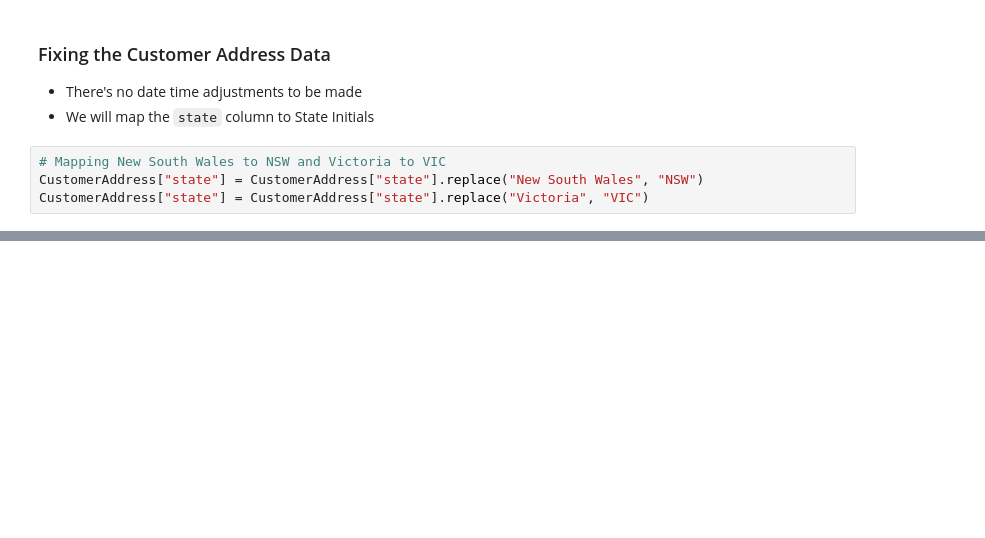
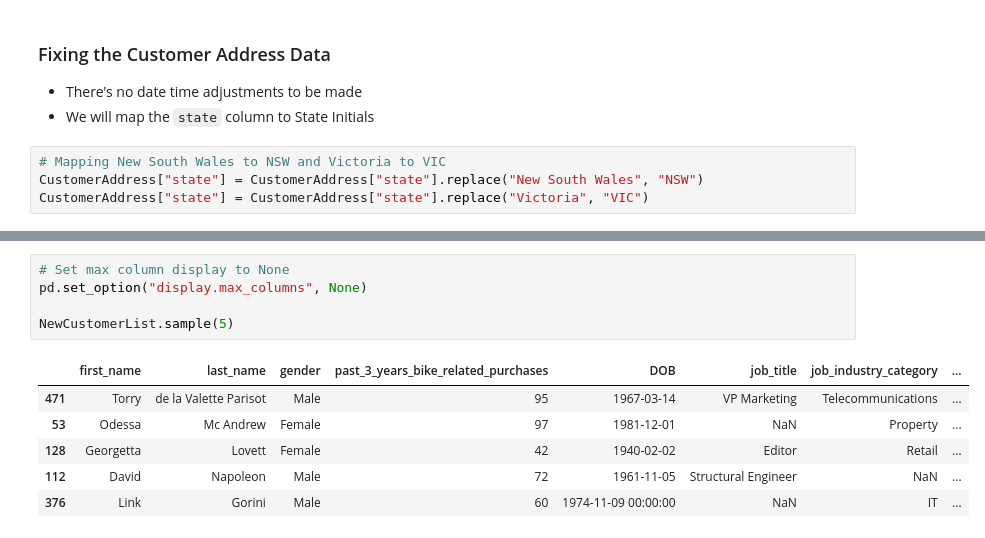
Before and after one commit to notcostheta/internship-speedrun, a Jupyter notebook: kpmg/task-master.ipynb, the cells around one changed output, grey strips where cells are left out. Drawn from its saved outputs; the diff is of its cells as text; blank space fills up the shorter version.

```diff
--- a/kpmg/task-master.ipynb
+++ b/kpmg/task-master.ipynb
@@ -475,0 +494,12 @@ CustomerAddress["state"] = CustomerAddress["state"].replace("Victoria", "VIC")
+# %%
+# Set max column display to None
+pd.set_option("display.max_columns", None)
+
+NewCustomerList.sample(5)
+# %% [output]
+|  | first_name | last_name | gender | past_3_years_bike_related_purchases | DOB | job_title | job_industry_category | ... |
+| 471 | Torry | de la Valette Parisot | Male | 95 | 1967-03-14 | VP Marketing | Telecommunications | ... |
+| 53 | Odessa | Mc Andrew | Female | 97 | 1981-12-01 | NaN | Property | ... |
+| 128 | Georgetta | Lovett | Female | 42 | 1940-02-02 | Editor | Retail | ... |
+| 112 | David | Napoleon | Male | 72 | 1961-11-05 | Structural Engineer | NaN | ... |
+| 376 | Link | Gorini | Male | 60 | 1974-11-09 00:00:00 | NaN | IT | ... |
```
Also changed, not shown: parts of 17 cells of this notebook.
